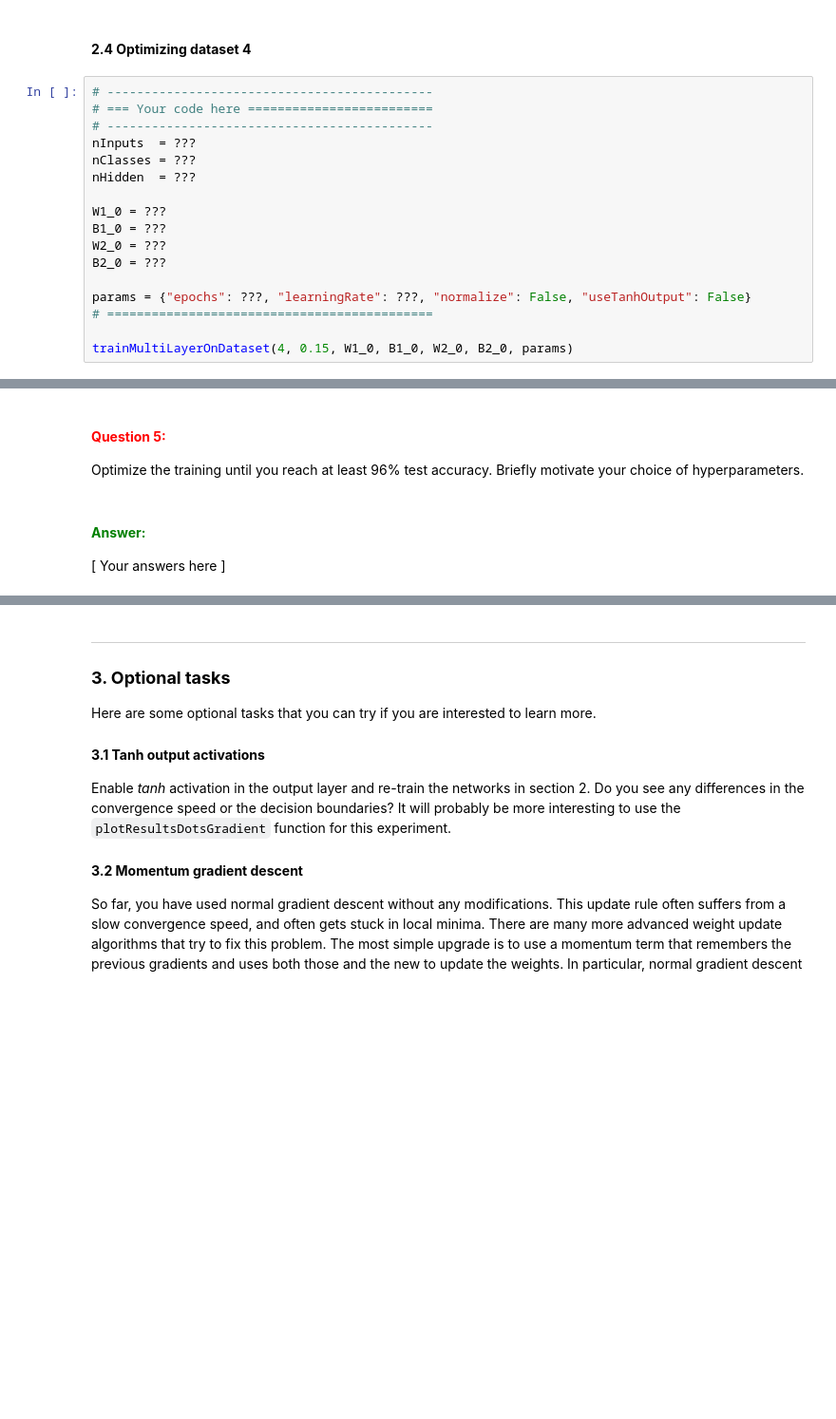
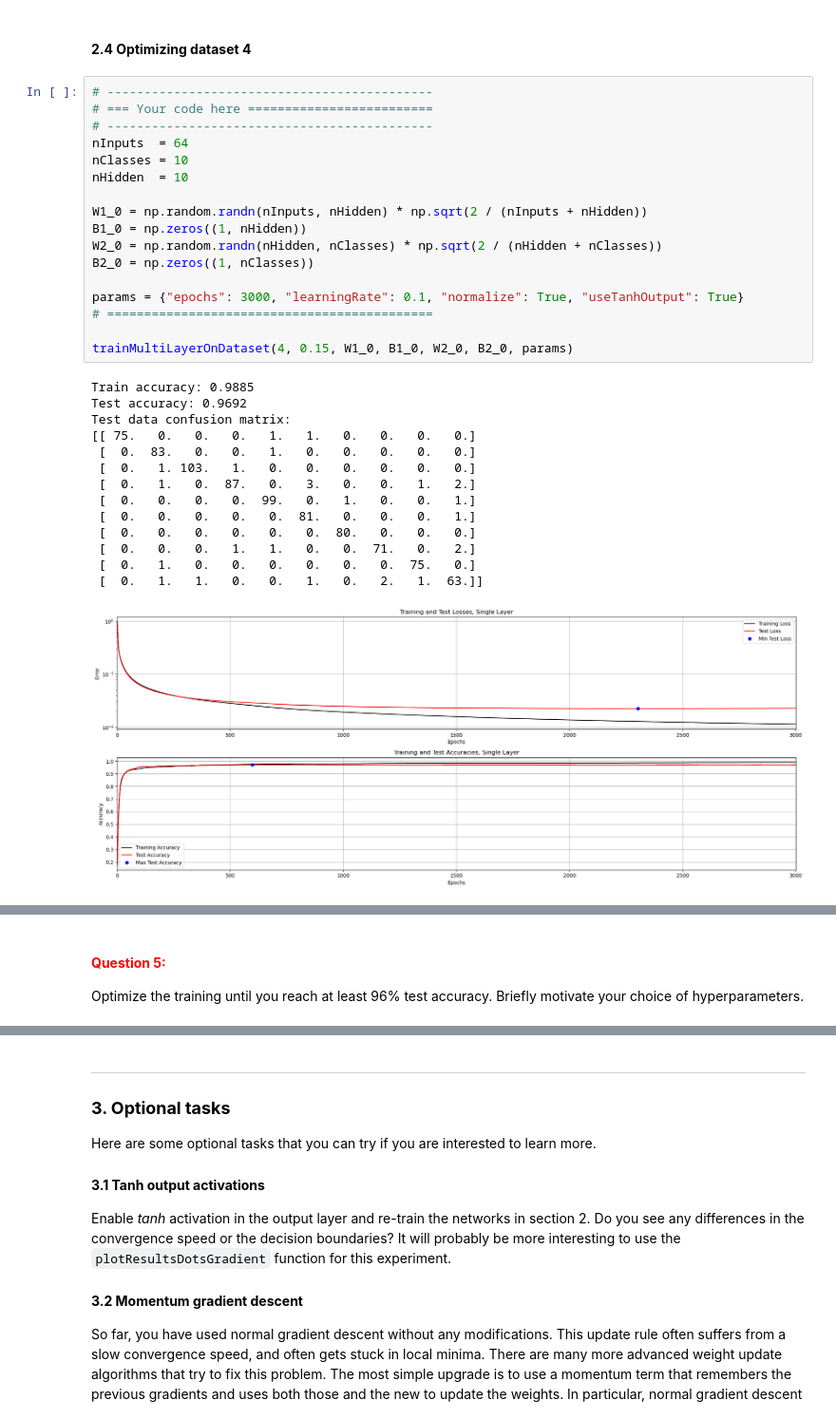
Before and after one commit to chrnas/neural-networks, a Jupyter notebook: A1_Supervised/main3_MultiLayer.ipynb, the cells around one changed output, grey strips where cells are left out. Shown at 95% size. Cells and saved outputs as stored; diff of their text form; blank space fills up the shorter version.

```diff
--- a/A1_Supervised/main3_MultiLayer.ipynb
+++ b/A1_Supervised/main3_MultiLayer.ipynb
@@ -449,17 +503,32 @@ Optimize the training until you reach at least 99% test accuracy. Briefly motiva
 # %%
 # --------------------------------------------
 # === Your code here =========================
 # --------------------------------------------
-nInputs  = ???
-nClasses = ???
-nHidden  = ???
+nInputs  = 64
+nClasses = 10
+nHidden  = 10
 
-W1_0 = ???
-B1_0 = ???
-W2_0 = ???
-B2_0 = ???
+W1_0 = np.random.randn(nInputs, nHidden) * np.sqrt(2 / (nInputs + nHidden))
+B1_0 = np.zeros((1, nHidden))
+W2_0 = np.random.randn(nHidden, nClasses) * np.sqrt(2 / (nHidden + nClasses))
+B2_0 = np.zeros((1, nClasses))
 
-params = {"epochs": ???, "learningRate": ???, "normalize": False, "useTanhOutput": False}
+params = {"epochs": 3000, "learningRate": 0.1, "normalize": True, "useTanhOutput": True}
 # ============================================
 
 trainMultiLayerOnDataset(4, 0.15, W1_0, B1_0, W2_0, B2_0, params)
+# %% [output]
+Train accuracy: 0.9885
+Test accuracy: 0.9692
+Test data confusion matrix:
+[[ 75.   0.   0.   0.   1.   1.   0.   0.   0.   0.]
+ [  0.  83.   0.   0.   1.   0.   0.   0.   0.   0.]
+ [  0.   1. 103.   1.   0.   0.   0.   0.   0.   0.]
+ [  0.   1.   0.  87.   0.   3.   0.   0.   1.   2.]
+ [  0.   0.   0.   0.  99.   0.   1.   0.   0.   1.]
+ [  0.   0.   0.   0.   0.  81.   0.   0.   0.   1.]
+ [  0.   0.   0.   0.   0.   0.  80.   0.   0.   0.]
+ [  0.   0.   0.   1.   1.   0.   0.  71.   0.   2.]
+ [  0.   1.   0.   0.   0.   0.   0.   0.  75.   0.]
+ [  0.   1.   1.   0.   0.   1.   0.   2.   1.  63.]]
+[figure, added]
@@ -467,7 +537,3 @@ trainMultiLayerOnDataset(4, 0.15, W1_0, B1_0, W2_0, B2_0, params)
 #### **<span style="color:red">Question 5:</span>**
 
 Optimize the training until you reach at least 96% test accuracy. Briefly motivate your choice of hyperparameters.
-# %% [markdown]
-#### **<span style="color:green">Answer:</span>**
-
-\[ Your answers here \]
```
Also changed, not shown: parts of 13 cells of this notebook, 1 other file.
